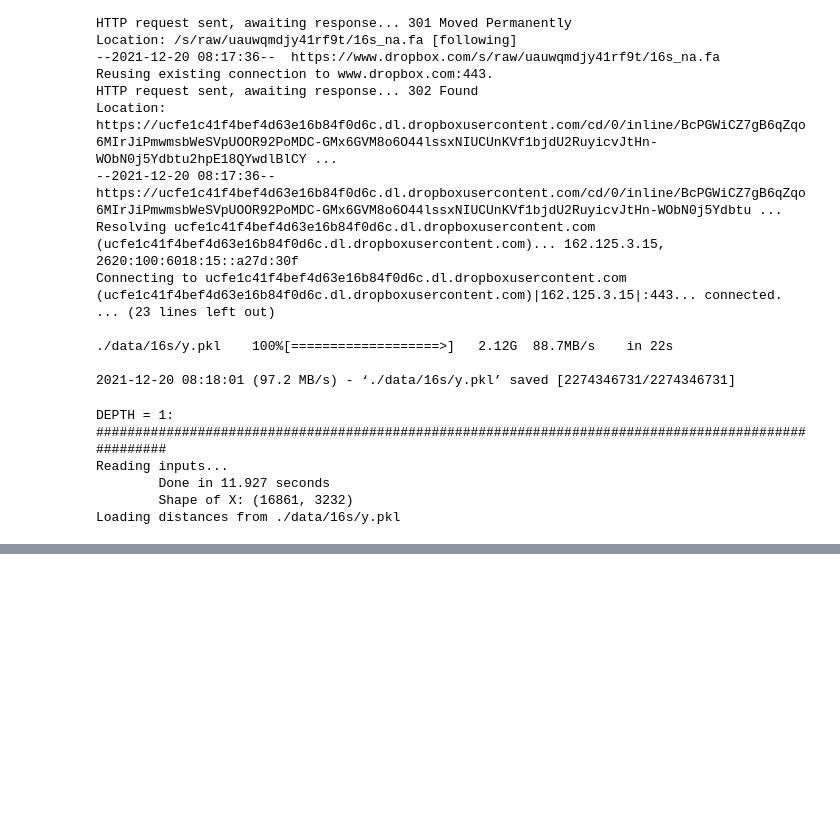
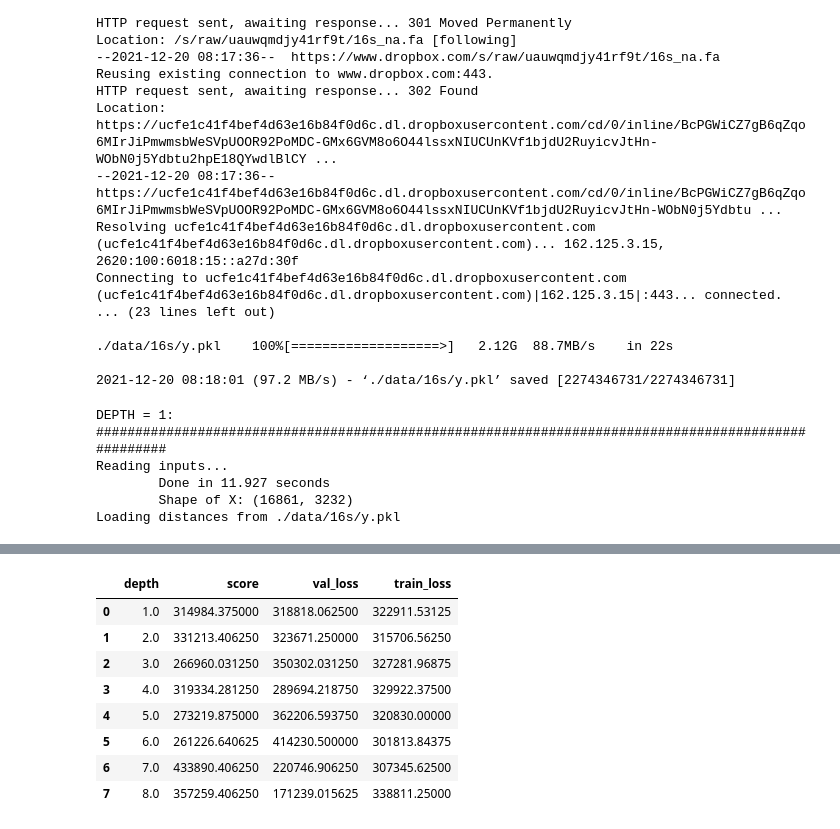
Before and after one commit to rohithravin/ECBM4040-NuroSEED-Proj, a Jupyter notebook: Train-test split analysis.ipynb, the cells around one changed output, grey strips where cells are left out. Drawn from its saved outputs; the diff is of its cells as text; code cells hidden in the pictures; blank space fills up the shorter version.

```diff
--- a/Train-test split analysis.ipynb
+++ b/Train-test split analysis.ipynb
@@ -178,0 +222,25 @@ Loading distances from ./data/16s/y.pkl
+# %%
+# Also include training and validation loss, read from previous data:
+
+scores_detailed = scores.copy()
+scores_detailed["val_loss"] = 0
+scores_detailed["train_loss"] = 0
+
+for n in range(1,9):
+    history = pd.read_pickle(f"{history_path}/history_{n}.pkl")
+    train_loss = history.iloc[1]["loss"]
+    val_loss = history.iloc[1]["val_loss"]
+    scores_detailed.loc[n-1, "train_loss"] = train_loss
+    scores_detailed.loc[n-1, "val_loss"] = val_loss
+
+scores_detailed
+# %% [output]
+|  | depth | score | val_loss | train_loss |
+| 0 | 1.0 | 314984.375000 | 318818.062500 | 322911.53125 |
+| 1 | 2.0 | 331213.406250 | 323671.250000 | 315706.56250 |
+| 2 | 3.0 | 266960.031250 | 350302.031250 | 327281.96875 |
+| 3 | 4.0 | 319334.281250 | 289694.218750 | 329922.37500 |
+| 4 | 5.0 | 273219.875000 | 362206.593750 | 320830.00000 |
+| 5 | 6.0 | 261226.640625 | 414230.500000 | 301813.84375 |
+| 6 | 7.0 | 433890.406250 | 220746.906250 | 307345.62500 |
+| 7 | 8.0 | 357259.406250 | 171239.015625 | 338811.25000 |
```
Also changed, not shown: parts of 8 cells of this notebook.
